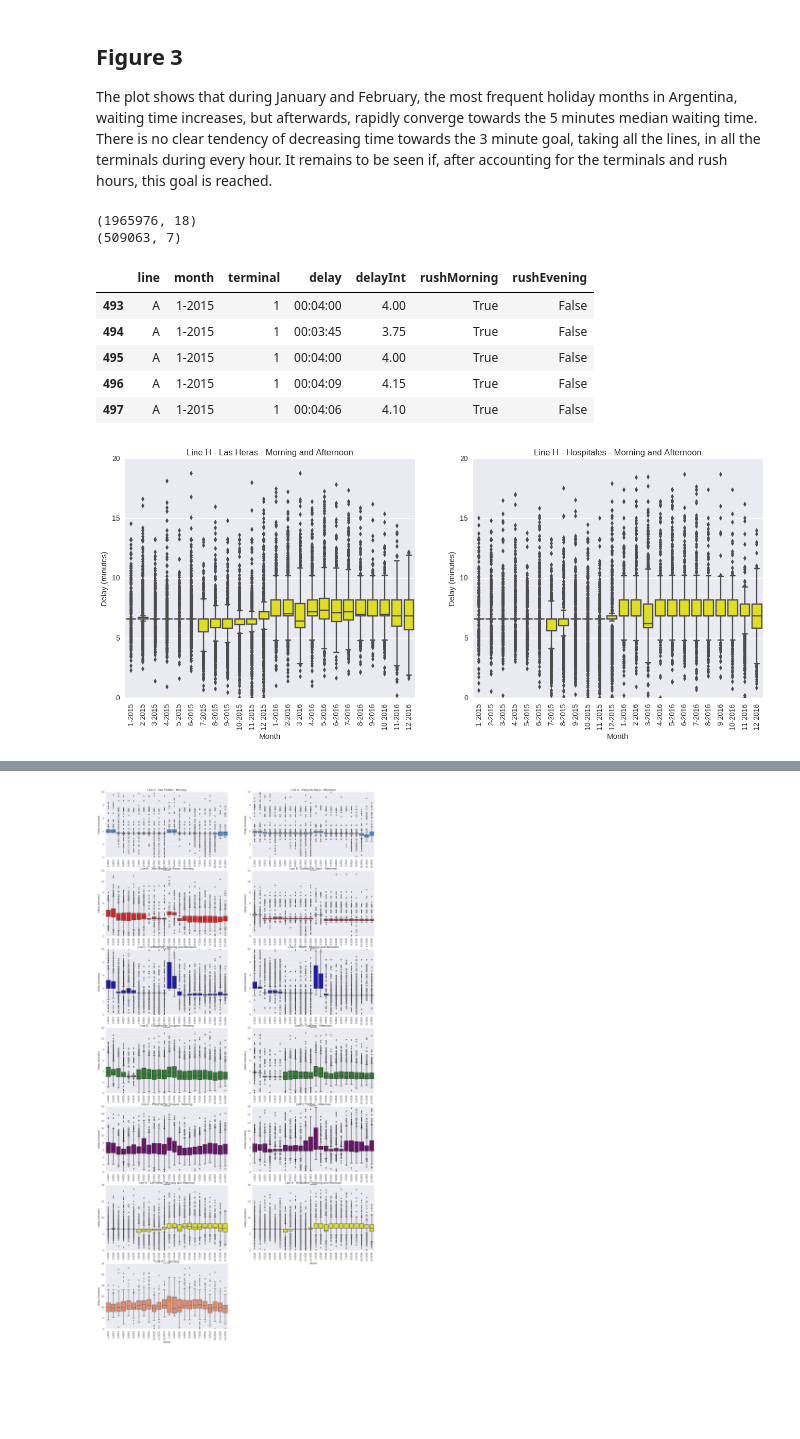
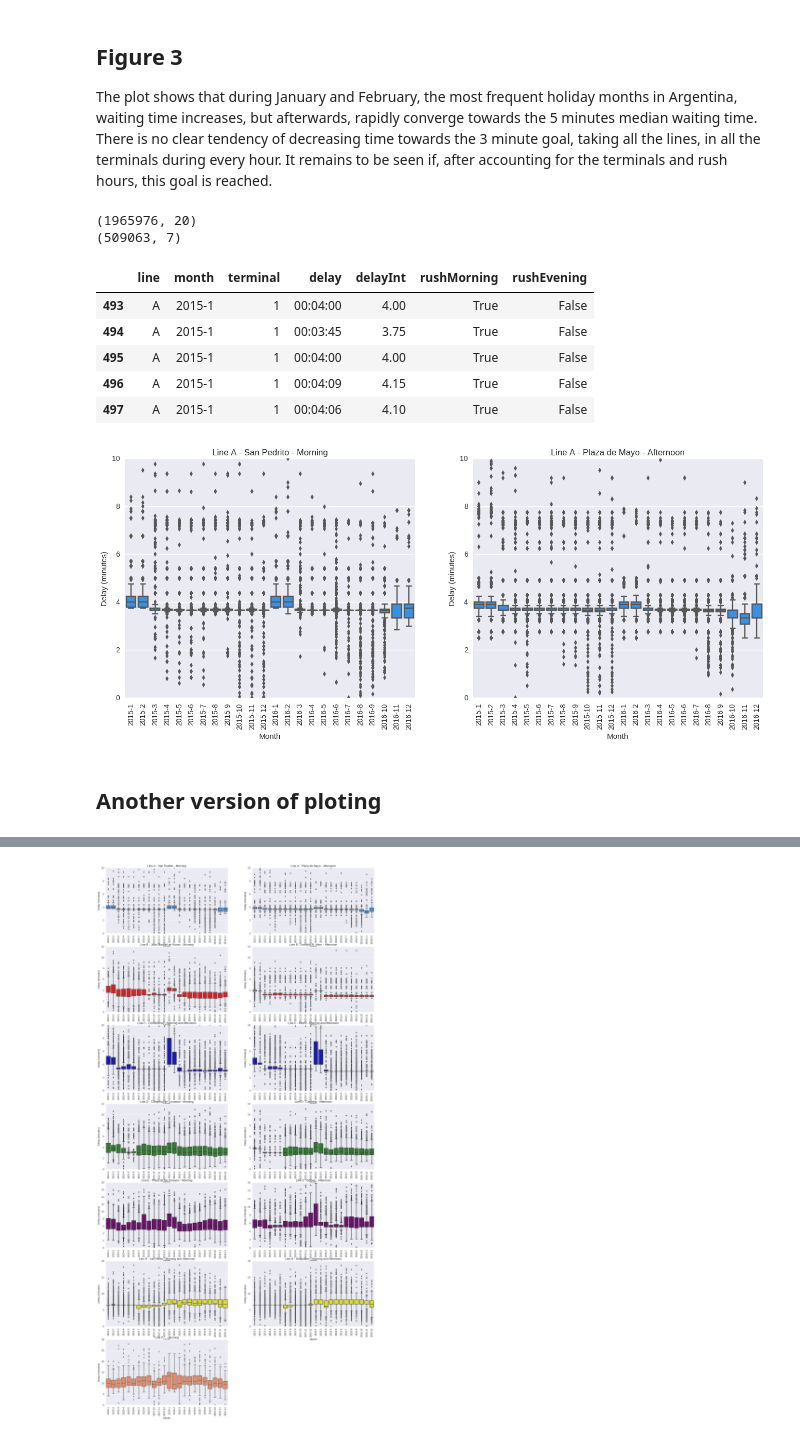
Before and after one commit to alephcero/baSubwayObservatory, a Jupyter notebook: src/dataAnalysis.ipynb, the cells around one changed output, grey strips where cells are left out. Cells and saved outputs as stored; diff of their text form; code cells hidden in the pictures; blank space fills up the shorter version.

```diff
--- a/src/dataAnalysis.ipynb
+++ b/src/dataAnalysis.ipynb
@@ -92,13 +92,14 @@ delayDataFinal = delayDataFinal.append(delayDataD)
 delayDataFinal = delayDataFinal.append(delayDataE)
 delayDataFinal = delayDataFinal.append(delayDataH)
 delayDataFinal = delayDataFinal.append(delayDataP)
-delayDataFinal.shape
-
 
 
 #convert timedelta into integers en create a month category, remove unnecesary columns
 delayDataFinal['delayInt'] = delayDataFinal.delay / np.timedelta64(1, 'm')
-delayDataFinal['month'] = delayDataFinal.depart.map(lambda x: str(x.month) + '-' + str(x.year))
+delayDataFinal['month'] = delayDataFinal.depart.map(lambda x:  str(x.year) + '-' + str(x.month))
+delayDataFinal['year'] = delayDataFinal.depart.map(lambda x: x.year)
+delayDataFinal['month2'] = delayDataFinal.depart.map(lambda x: x.month)
+
 delayDataFinal['departHour'] = delayDataFinal.depart.map(lambda x: x.hour)
 delayDataFinal.drop(['line','depart'], axis = 1 , inplace=True)
 
@@ -215,17 +206,18 @@ subwayData['rushEvening'] = (subwayData.departHour >= 17) & (subwayData.departHo
 # %%
 print subwayData.shape
 waitingTime = subwayData.copy().loc[subwayData.rushEvening |subwayData.rushMorning,['line','month','terminal','delay','delayInt','rushMorning','rushEvening']]
+waitingTimeNew = subwayData.copy().loc[subwayData.rushEvening |subwayData.rushMorning,['line','month','year','month2','terminal','delay','delayInt','rushMorning','rushEvening']]
 print waitingTime.shape
 waitingTime.head()
 # %% [output]
-(1965976, 18)
+(1965976, 20)
 (509063, 7)
 |  | line | month | terminal | delay | delayInt | rushMorning | rushEvening |
-| 493 | A | 1-2015 | 1 | 00:04:00 | 4.00 | True | False |
-| 494 | A | 1-2015 | 1 | 00:03:45 | 3.75 | True | False |
-| 495 | A | 1-2015 | 1 | 00:04:00 | 4.00 | True | False |
-| 496 | A | 1-2015 | 1 | 00:04:09 | 4.15 | True | False |
-| 497 | A | 1-2015 | 1 | 00:04:06 | 4.10 | True | False |
+| 493 | A | 2015-1 | 1 | 00:04:00 | 4.00 | True | False |
+| 494 | A | 2015-1 | 1 | 00:03:45 | 3.75 | True | False |
+| 495 | A | 2015-1 | 1 | 00:04:00 | 4.00 | True | False |
+| 496 | A | 2015-1 | 1 | 00:04:09 | 4.15 | True | False |
+| 497 | A | 2015-1 | 1 | 00:04:06 | 4.10 | True | False |
 # %%
 stationsNames = {'A':['','San Pedrito','Plaza de Mayo'],
                 'B':['','Juan Manuel de Rosas','Leandro N. Alem'],
@@ -271,6 +263,8 @@ def plotLineTimeSeries(line):
         fig.savefig('../img/plotLine' + line + '.png')
         plotId += 1
 # %%
-plotLineTimeSeries(line='H')
+plotLineTimeSeries(line='A')
 # %% [output]
-[figure, old version]
+[figure, new version]
+# %% [markdown]
+## Another version of ploting
```
Also changed, not shown: parts of 7 cells of this notebook, 3 other files.
